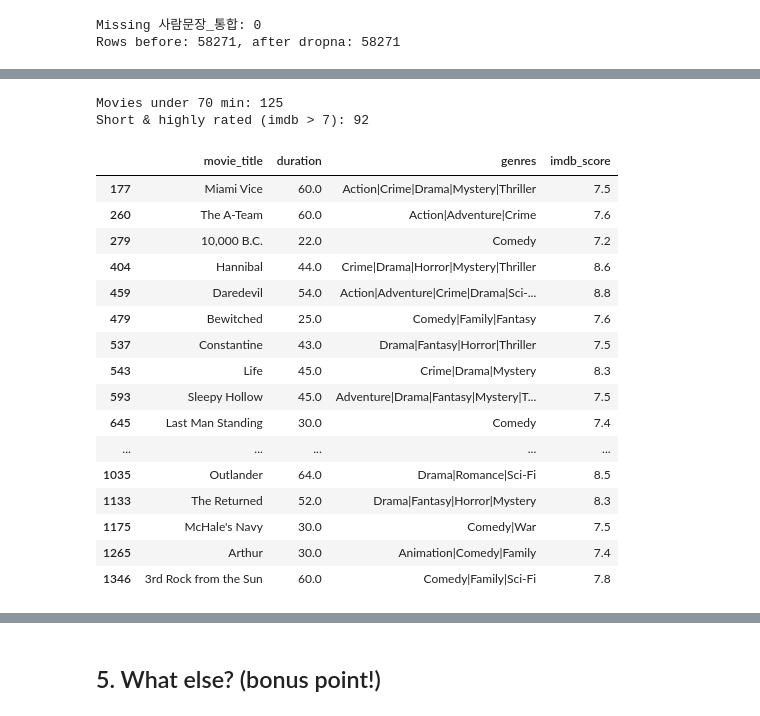
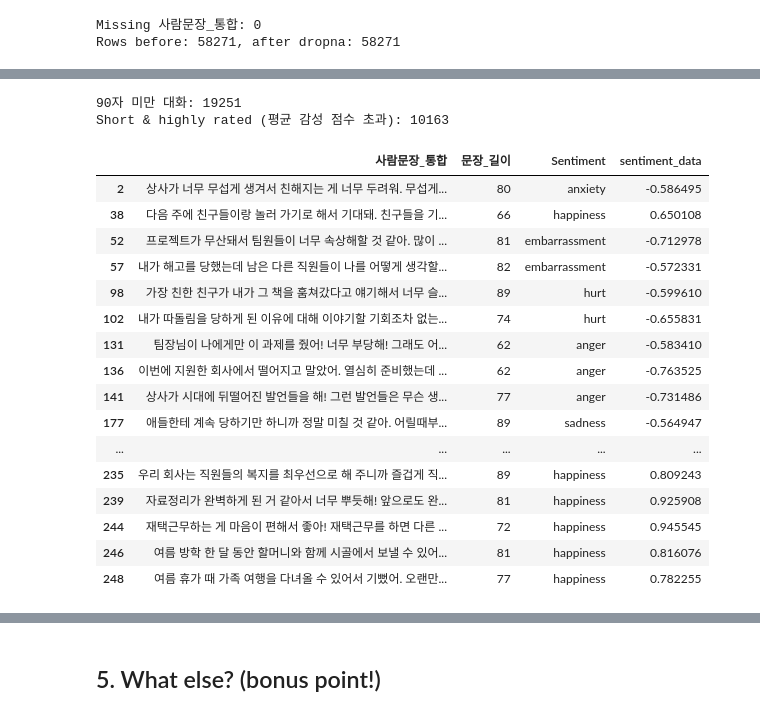
Before and after one commit to 202503660-ai/NLP_for_SocialScience, a Jupyter notebook: asgmt1_explore_your_dataset.ipynb, the cells around one changed output, grey strips where cells are left out. Drawn from its saved outputs; the diff is of its cells as text; code cells hidden in the pictures.

```diff
--- a/asgmt1_explore_your_dataset.ipynb
+++ b/asgmt1_explore_your_dataset.ipynb
@@ -509,0 +576,5 @@ short_and_good = df_clean[(df_clean['duration'] < 70) & (df_clean['imdb_score']
+# %%
+df_clean = df_raw.dropna(subset=['사람문장_통합'])
+terciles = df_clean['사람문장_통합'].str.len().quantile([0, 1/3, 2/3, 1])
+print("\n'사람문장_통합' 컬럼 문장 길이의 삼분위수:\n")
+display(terciles)
@@ -510,26 +640,36 @@ short_and_good = df_clean[(df_clean['duration'] < 70) & (df_clean['imdb_score']
+# %%
+# 문장 길이 column 추가
+df_clean['문장_길이'] = df_clean['사람문장_통합'].str.len()
+# %%
+# 4.2 Filter: 문장 길이가 90자 미만인 데이터 필터링
+short_conv = df_clean[df_clean['사람문장_통합'].str.len() < 90.0]
+
+# Combined condition: 문장 길이가 113자 초과이면서(&) 감성 점수의 절대값이 평균 이상인 데이터 필터링
+short_and_good = df_clean[(df_clean['사람문장_통합'].str.len() < 90.0) & (df_clean['sentiment_data'].abs() > df_clean['sentiment_data'].abs().mean())]
 # %%
 # 4.3 Report results
-print(f"Movies under 70 min: {len(short_movies)}")
-print(f"Short & highly rated (imdb > 7): {len(short_and_good)}")
+print(f"90자 미만 대화: {len(short_conv)}")
+print(f"Short & highly rated (평균 감성 점수 초과): {len(short_and_good)}")
 
-short_and_good[['movie_title', 'duration', 'genres', 'imdb_score']].head(20)
+short_and_good = short_and_good[['사람문장_통합', '문장_길이', 'Sentiment', 'sentiment_data']]
+short_and_good.head(20)
 # %% [output]
-Movies under 70 min: 125
-Short & highly rated (imdb > 7): 92
+90자 미만 대화: 19251
+Short & highly rated (평균 감성 점수 초과): 10163
-|  | movie_title | duration | genres | imdb_score |
-| 177 | Miami Vice | 60.0 | Action|Crime|Drama|Mystery|Thriller | 7.5 |
-| 260 | The A-Team | 60.0 | Action|Adventure|Crime | 7.6 |
-| 279 | 10,000 B.C. | 22.0 | Comedy | 7.2 |
-| 404 | Hannibal | 44.0 | Crime|Drama|Horror|Mystery|Thriller | 8.6 |
-| 459 | Daredevil | 54.0 | Action|Adventure|Crime|Drama|Sci-... | 8.8 |
-| 479 | Bewitched | 25.0 | Comedy|Family|Fantasy | 7.6 |
-| 537 | Constantine | 43.0 | Drama|Fantasy|Horror|Thriller | 7.5 |
-| 543 | Life | 45.0 | Crime|Drama|Mystery | 8.3 |
-| 593 | Sleepy Hollow | 45.0 | Adventure|Drama|Fantasy|Mystery|T... | 7.5 |
-| 645 | Last Man Standing | 30.0 | Comedy | 7.4 |
+|  | 사람문장_통합 | 문장_길이 | Sentiment | sentiment_data |
+| 2 | 상사가 너무 무섭게 생겨서 친해지는 게 너무 두려워. 무섭게... | 80 | anxiety | -0.586495 |
+| 38 | 다음 주에 친구들이랑 놀러 가기로 해서 기대돼. 친구들을 기... | 66 | happiness | 0.650108 |
+| 52 | 프로젝트가 무산돼서 팀원들이 너무 속상해할 것 같아. 많이 ... | 81 | embarrassment | -0.712978 |
+| 57 | 내가 해고를 당했는데 남은 다른 직원들이 나를 어떻게 생각할... | 82 | embarrassment | -0.572331 |
+| 98 | 가장 친한 친구가 내가 그 책을 훔쳐갔다고 얘기해서 너무 슬... | 89 | hurt | -0.599610 |
+| 102 | 내가 따돌림을 당하게 된 이유에 대해 이야기할 기회조차 없는... | 74 | hurt | -0.655831 |
+| 131 | 팀장님이 나에게만 이 과제를 줬어! 너무 부당해! 그래도 어... | 62 | anger | -0.583410 |
+| 136 | 이번에 지원한 회사에서 떨어지고 말았어. 열심히 준비했는데 ... | 62 | anger | -0.763525 |
+| 141 | 상사가 시대에 뒤떨어진 발언들을 해! 그런 발언들은 무슨 생... | 77 | anger | -0.731486 |
+| 177 | 애들한테 계속 당하기만 하니까 정말 미칠 것 같아. 어릴때부... | 89 | sadness | -0.564947 |
 | ... | ... | ... | ... | ... |
-| 1035 | Outlander | 64.0 | Drama|Romance|Sci-Fi | 8.5 |
-| 1133 | The Returned | 52.0 | Drama|Fantasy|Horror|Mystery | 8.3 |
-| 1175 | McHale's Navy | 30.0 | Comedy|War | 7.5 |
-| 1265 | Arthur | 30.0 | Animation|Comedy|Family | 7.4 |
-| 1346 | 3rd Rock from the Sun | 60.0 | Comedy|Family|Sci-Fi | 7.8 |
+| 235 | 우리 회사는 직원들의 복지를 최우선으로 해 주니까 즐겁게 직... | 89 | happiness | 0.809243 |
+| 239 | 자료정리가 완벽하게 된 거 같아서 너무 뿌듯해! 앞으로도 완... | 81 | happiness | 0.925908 |
+| 244 | 재택근무하는 게 마음이 편해서 좋아! 재택근무를 하면 다른 ... | 72 | happiness | 0.945545 |
+| 246 | 여름 방학 한 달 동안 할머니와 함께 시골에서 보낼 수 있어... | 81 | happiness | 0.816076 |
+| 248 | 여름 휴가 때 가족 여행을 다녀올 수 있어서 기뻤어. 오랜만... | 77 | happiness | 0.782255 |
```
Also changed, not shown: parts of 23 cells of this notebook.
